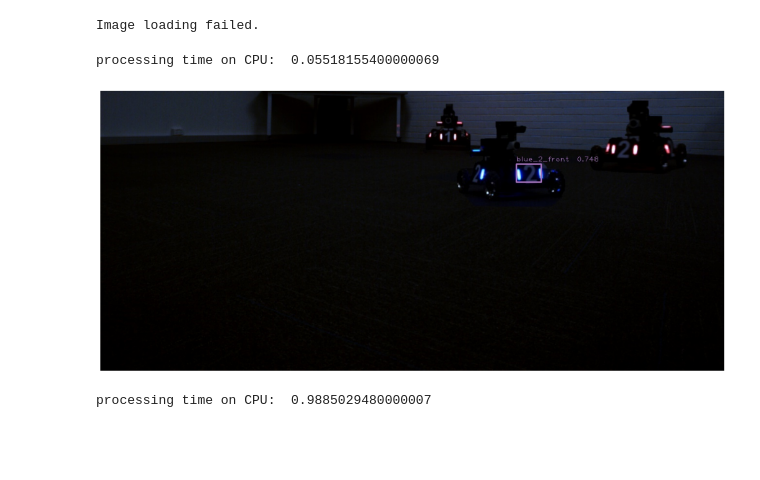
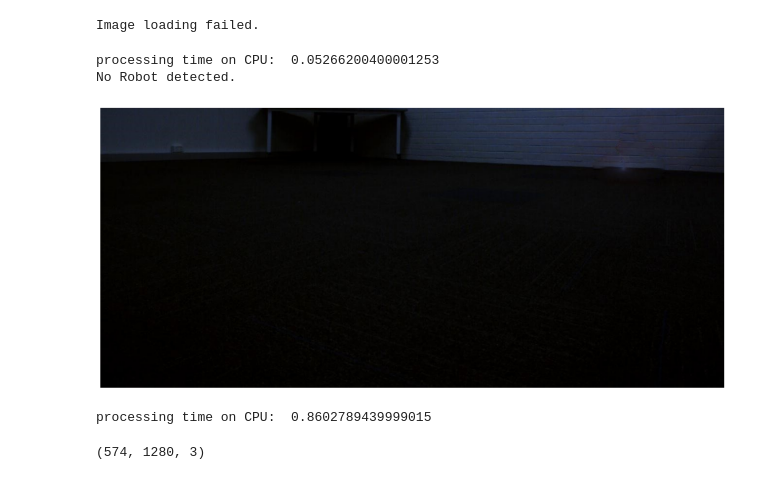
Before and after one commit to Team-Ausdroid-Unimelb/rm_ai_challenge_2020s2_koala, a Jupyter notebook: yolo_opencv.ipynb, the cells around one changed output. Cells and saved outputs as stored; diff of their text form; code cells hidden in the pictures; blank space fills up the shorter version.

```diff
--- a/yolo_opencv.ipynb
+++ b/yolo_opencv.ipynb
@@ -100,6 +103,9 @@ def get_largest_bbox(nms_bboxes):
 
     pose_bboxes = [bbox for bbox in nms_bboxes if bbox[2] > 3]
     armor_bboxes = [bbox for bbox in nms_bboxes if bbox[2] <= 3]
+
+    if len(armor_bboxes) == 0:
+        return list()
 
     max_area = 0
 
@@ -110,6 +116,9 @@ def get_largest_bbox(nms_bboxes):
         if bbox[2] * bbox[3] > max_area:
             max_area, largest_bbox = bbox[2] * bbox[3], armor_bbox
 
+    if len(pose_bboxes) == 0:
+        return [largest_bbox]
+
     return append_pose([largest_bbox], pose_bboxes)
 # %%
 ## Get the largest armor bounding boxes for 4 armor types in the picture
@@ -117,6 +126,9 @@ def get_largest_bboxes(nms_bboxes):
 
     pose_bboxes = [bbox for bbox in nms_bboxes if bbox[2] > 3]
     armor_bboxes = [bbox for bbox in nms_bboxes if bbox[2] <= 3]
+
+    if len(armor_bboxes) == 0:
+        return list()
 
     max_bbox_area = [0] * 4
     max_bbox_index = [-1] * 4
@@ -137,6 +149,9 @@ def get_largest_bboxes(nms_bboxes):
 
 #     print(filtered_armor_bboxes)
 
+    if len(pose_bboxes) == 0:
+        return filtered_armor_bboxes
+
     return append_pose(filtered_armor_bboxes, pose_bboxes)
 # %%
 ## Append the proper pose label to each armor labels
@@ -195,6 +210,9 @@ def positioning_bboxes(image, model, output_layers, mode = 3):
 def draw_labels(image, bboxes, classes, colors):
 
     font = cv2.FONT_HERSHEY_PLAIN
+
+    if len(bboxes) == 0:
+        print('No Robot detected.')
 
     for i in range(len(bboxes)):
 
@@ -230,6 +248,13 @@ IMAGE_PATH = 'multiple_colours.png'
+# %%
+IMAGE_PATH = 'src/images/red_1_frame0200_no_robot.jpg'
 # %%
-image_detect(os.path.abspath(IMAGE_PATH), 2)
+image_detect(os.path.abspath(IMAGE_PATH), 3)
 # %% [output]
-processing time on CPU:  0.05518155400000069
+processing time on CPU:  0.05266200400001253
+No Robot detected.
-[figure, old version]
+[figure, new version]
-processing time on CPU:  0.9885029480000007
+processing time on CPU:  0.8602789439999015
+# %%
+load_image(IMAGE_PATH).shape
+# %% [output]
+(574, 1280, 3)
```
Also changed, not shown: parts of 3 cells of this notebook, 7 other files.
